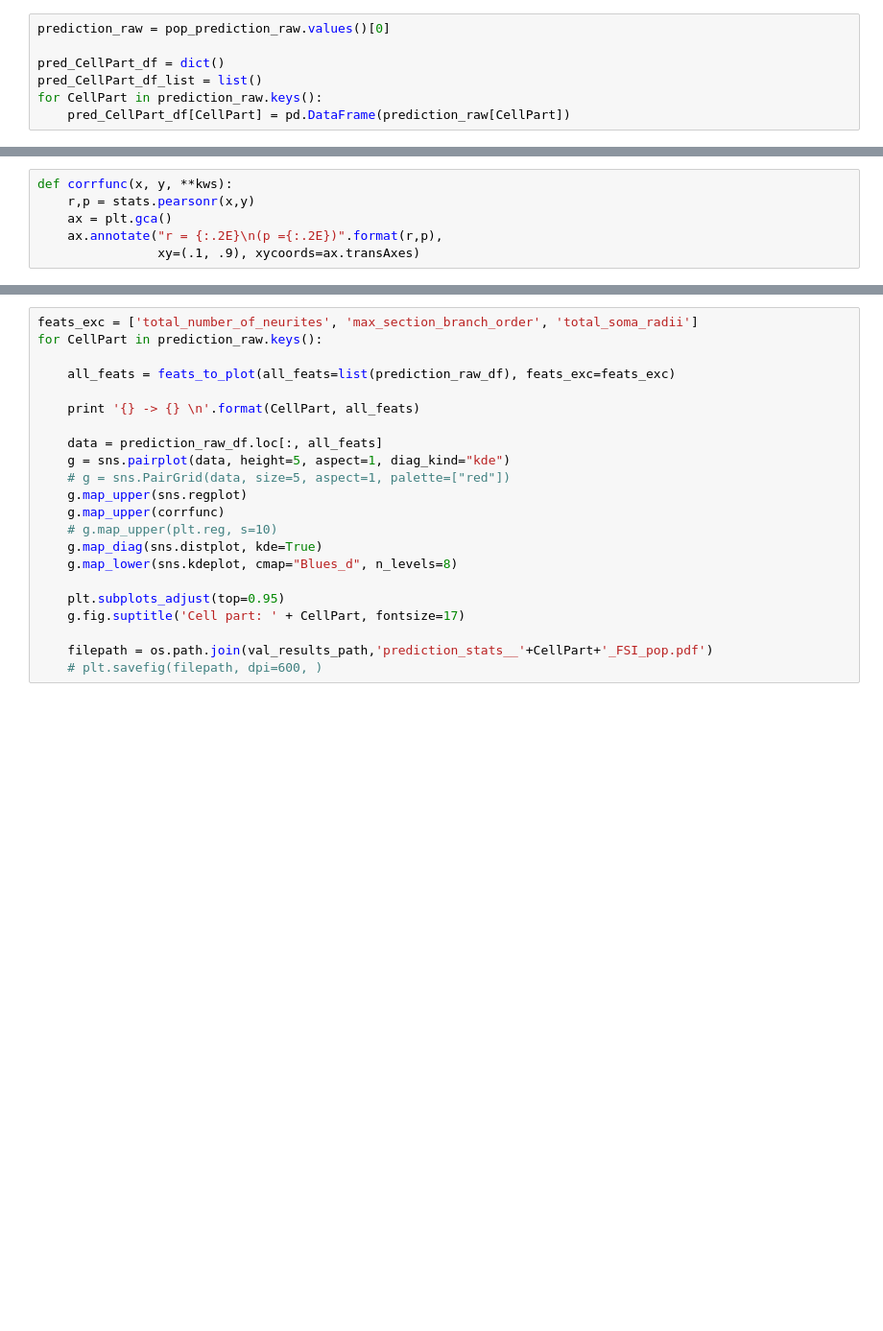
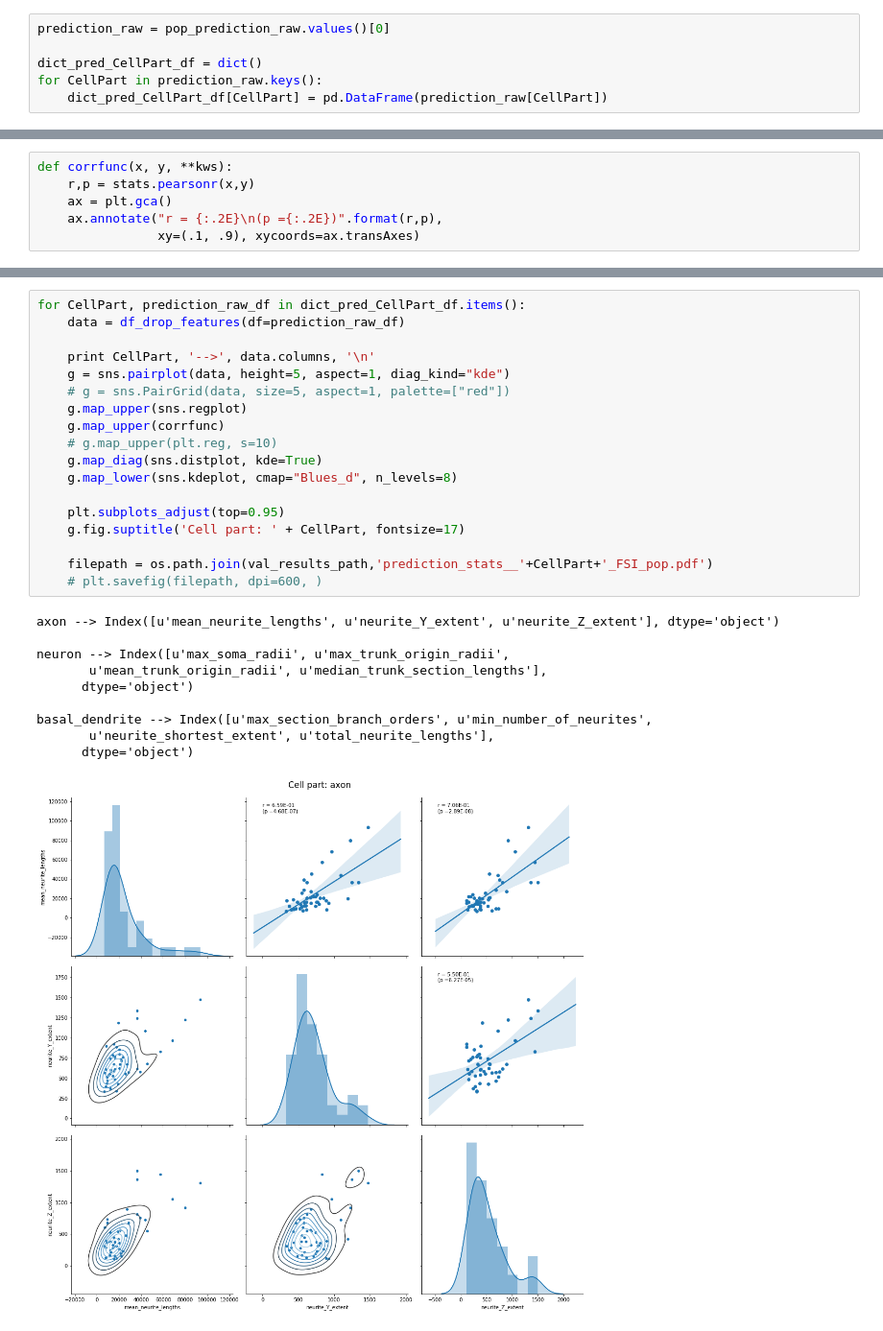
Before and after one commit to pedroernesto/VF_test_models, a Jupyter notebook: run_plotting_FSI_pop.ipynb, the cells around one changed output, grey strips where cells are left out. Shown at 96% size. Cells and saved outputs as stored; diff of their text form; blank space fills up the shorter version.

```diff
--- a/run_plotting_FSI_pop.ipynb
+++ b/run_plotting_FSI_pop.ipynb
@@ -19,7 +20,6 @@ with open(pred_file_path, 'r') as fp:
 # %%
 prediction_raw = pop_prediction_raw.values()[0]
 
-pred_CellPart_df = dict()
-pred_CellPart_df_list = list()
+dict_pred_CellPart_df = dict()
 for CellPart in prediction_raw.keys():
-    pred_CellPart_df[CellPart] = pd.DataFrame(prediction_raw[CellPart])
+    dict_pred_CellPart_df[CellPart] = pd.DataFrame(prediction_raw[CellPart])
@@ -64,22 +92,29 @@ for CellPart in prediction_raw.keys():
 # %%
-feats_exc = ['total_number_of_neurites', 'max_section_branch_order', 'total_soma_radii']
-for CellPart in prediction_raw.keys():
+for CellPart, prediction_raw_df in dict_pred_CellPart_df.items():
+    data = df_drop_features(df=prediction_raw_df)
 
-    all_feats = feats_to_plot(all_feats=list(prediction_raw_df), feats_exc=feats_exc)
-
-    print '{} -> {} \n'.format(CellPart, all_feats)
-
-    data = prediction_raw_df.loc[:, all_feats]
+    print CellPart, '-->', data.columns, '\n'
     g = sns.pairplot(data, height=5, aspect=1, diag_kind="kde")
     # g = sns.PairGrid(data, size=5, aspect=1, palette=["red"])
     g.map_upper(sns.regplot)
     g.map_upper(corrfunc)
     # g.map_upper(plt.reg, s=10)
     g.map_diag(sns.distplot, kde=True)
     g.map_lower(sns.kdeplot, cmap="Blues_d", n_levels=8)
 
     plt.subplots_adjust(top=0.95)
     g.fig.suptitle('Cell part: ' + CellPart, fontsize=17)
 
     filepath = os.path.join(val_results_path,'prediction_stats__'+CellPart+'_FSI_pop.pdf')
     # plt.savefig(filepath, dpi=600, )
+# %% [output]
+axon --> Index([u'mean_neurite_lengths', u'neurite_Y_extent', u'neurite_Z_extent'], dtype='object')
+
+neuron --> Index([u'max_soma_radii', u'max_trunk_origin_radii',
+       u'mean_trunk_origin_radii', u'median_trunk_section_lengths'],
+      dtype='object')
+
+basal_dendrite --> Index([u'max_section_branch_orders', u'min_number_of_neurites',
+       u'neurite_shortest_extent', u'total_neurite_lengths'],
+      dtype='object')
+[figure, added]
```
Also changed, not shown: parts of 8 cells of this notebook.
